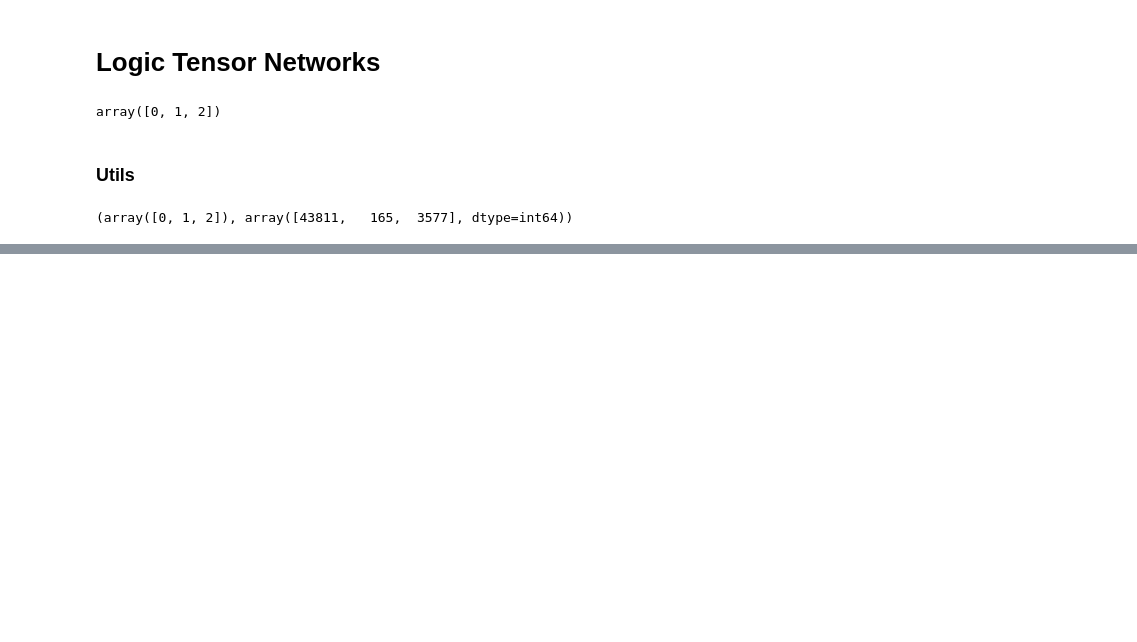
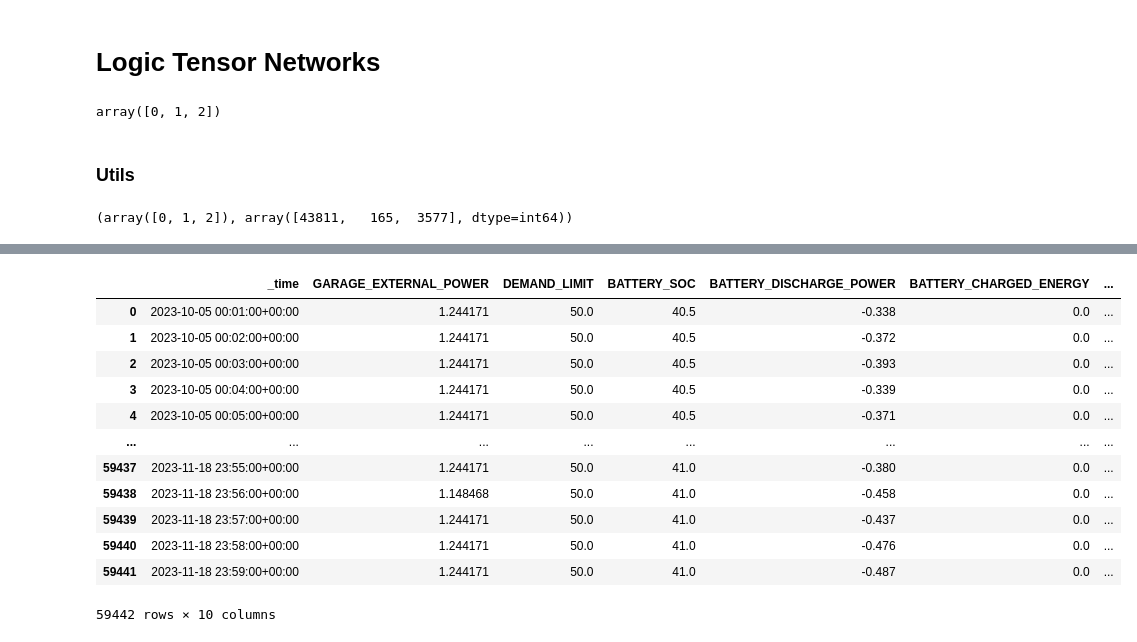
Before and after one commit to SanchoSamba/DS-project, a Jupyter notebook: LTN_Adam_Arychert.ipynb, the cells around one changed output, grey strips where cells are left out. Cells and saved outputs as stored; diff of their text form; code cells hidden in the pictures; blank space fills up the shorter version.

```diff
--- a/LTN_Adam_Arychert.ipynb
+++ b/LTN_Adam_Arychert.ipynb
@@ -403,0 +428,39 @@ for epoch in range(500):
+# %%
+def check_peak_shaving(row):
+    if row['GARAGE_EXTERNAL_POWER'] >= row['DEMAND_LIMIT']:
+        return True
+    else:
+        return False
+
+s_data['Peak_Shaving'] = s_data.apply(check_peak_shaving, axis=1)
+# %%
+# Define the thresholds
+battery_discharge_power_threshold = 0
+pv_power_threshold = 0.5
+
+def adjust_peak_shaving(row):
+    if row['Peak_Shaving'] == True:
+        if row['BATTERY_DISCHARGE_POWER'] > battery_discharge_power_threshold or row['PV_POWER'] > pv_power_threshold:
+            return True
+        else:
+            return False
+    else:
+        return False
+# %%
+s_data['Peak_Shaving'] = s_data.apply(adjust_peak_shaving, axis=1)
+# %%
+s_data
+# %% [output]
+|  | _time | GARAGE_EXTERNAL_POWER | DEMAND_LIMIT | BATTERY_SOC | BATTERY_DISCHARGE_POWER | BATTERY_CHARGED_ENERGY | ... |
+| 0 | 2023-10-05 00:01:00+00:00 | 1.244171 | 50.0 | 40.5 | -0.338 | 0.0 | ... |
+| 1 | 2023-10-05 00:02:00+00:00 | 1.244171 | 50.0 | 40.5 | -0.372 | 0.0 | ... |
+| 2 | 2023-10-05 00:03:00+00:00 | 1.244171 | 50.0 | 40.5 | -0.393 | 0.0 | ... |
+| 3 | 2023-10-05 00:04:00+00:00 | 1.244171 | 50.0 | 40.5 | -0.339 | 0.0 | ... |
+| 4 | 2023-10-05 00:05:00+00:00 | 1.244171 | 50.0 | 40.5 | -0.371 | 0.0 | ... |
+| ... | ... | ... | ... | ... | ... | ... | ... |
+| 59437 | 2023-11-18 23:55:00+00:00 | 1.244171 | 50.0 | 41.0 | -0.380 | 0.0 | ... |
+| 59438 | 2023-11-18 23:56:00+00:00 | 1.148468 | 50.0 | 41.0 | -0.458 | 0.0 | ... |
+| 59439 | 2023-11-18 23:57:00+00:00 | 1.244171 | 50.0 | 41.0 | -0.437 | 0.0 | ... |
+| 59440 | 2023-11-18 23:58:00+00:00 | 1.244171 | 50.0 | 41.0 | -0.476 | 0.0 | ... |
+| 59441 | 2023-11-18 23:59:00+00:00 | 1.244171 | 50.0 | 41.0 | -0.487 | 0.0 | ... |
+59442 rows × 10 columns
```
Also changed, not shown: parts of 26 cells of this notebook, 4 other files.
